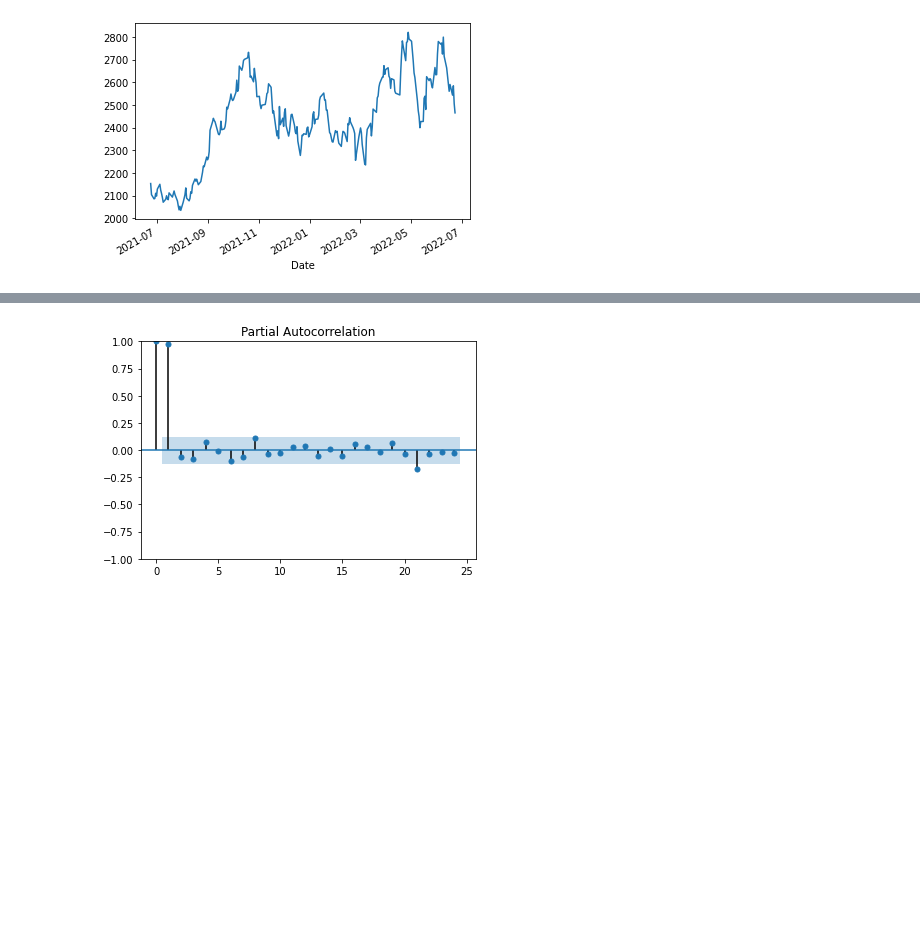
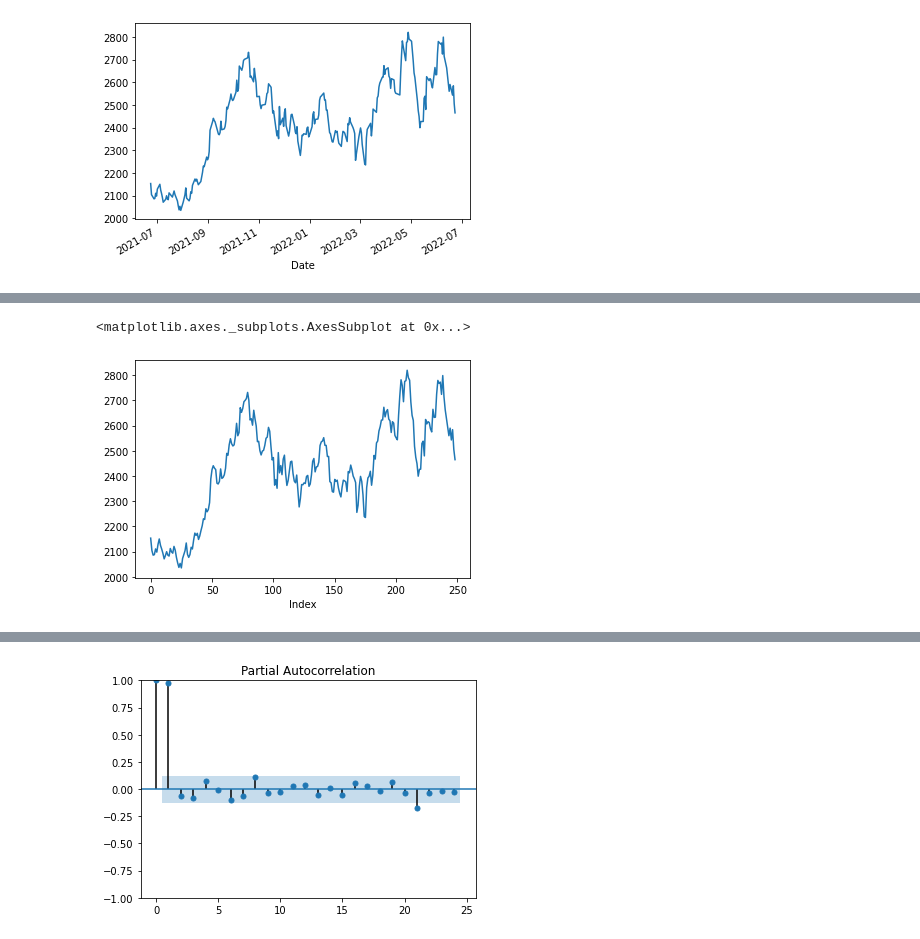
Before and after one commit to ArchitGupta-IITB/StockMarket-ARIMA-Model-, a Jupyter notebook: assignment.ipynb, the cells around one changed output, grey strips where cells are left out. Saved outputs shown, nothing was run; the diff lists cells and outputs as text; code cells hidden in the pictures; blank space fills up the shorter version.

```diff
--- a/assignment.ipynb
+++ b/assignment.ipynb
@@ -43,0 +67,5 @@ rel_1y2=rel_1y1.groupby('Date')[['Close']].mean()
+# %%
+rel_1y2["Close"].plot()
+# %% [output]
+<matplotlib.axes._subplots.AxesSubplot at 0x...>
+[figure, added]
```
Also changed, not shown: parts of 46 cells of this notebook.
